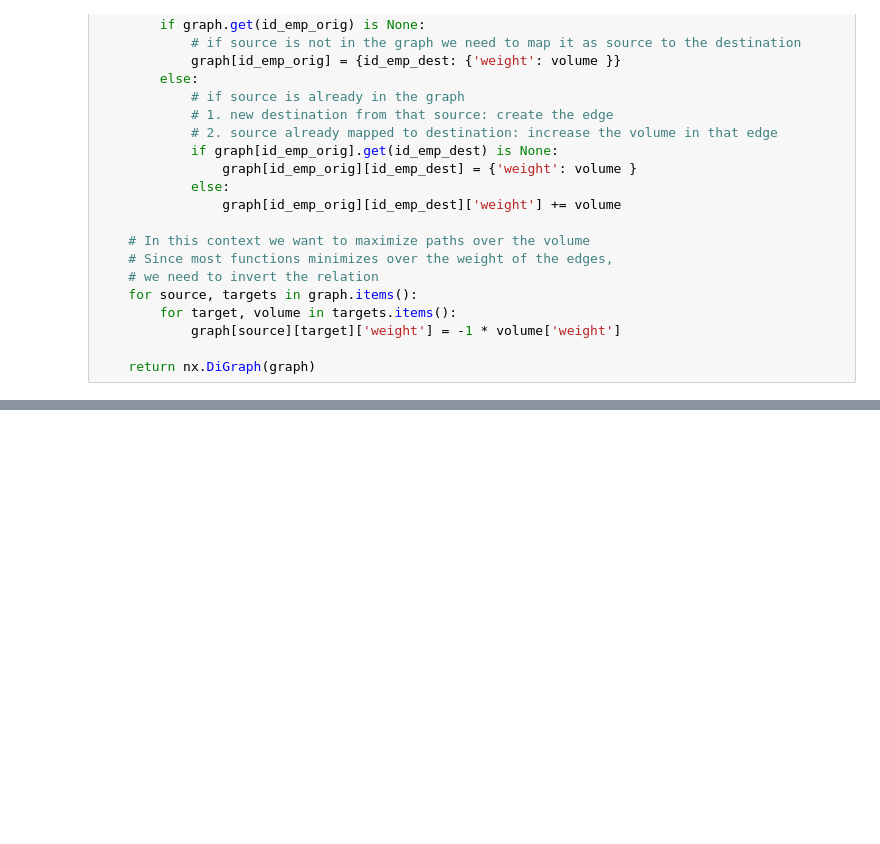
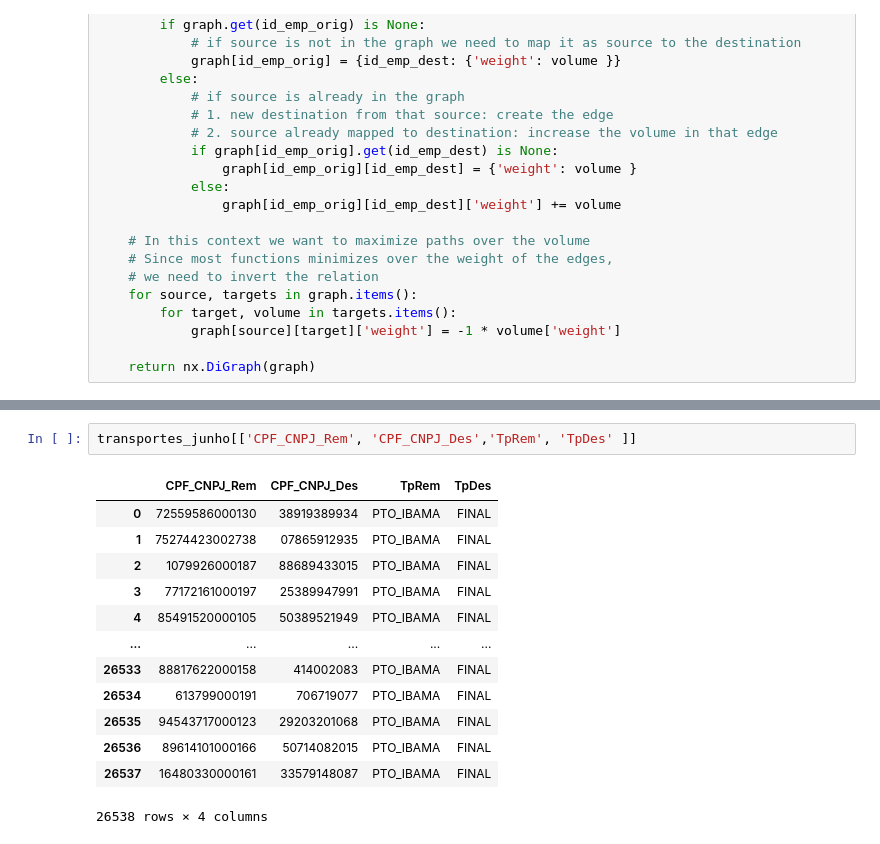
Before and after one commit to mistercapote/atividade_madeireira, a Jupyter notebook: src/example.ipynb, the cells around one changed output, grey strips where cells are left out. Cells and saved outputs as stored; diff of their text form; blank space fills up the shorter version.

```diff
--- a/src/example.ipynb
+++ b/src/example.ipynb
@@ -87,0 +187,16 @@ Name: count, dtype: int64
+# %%
+transportes_junho[['CPF_CNPJ_Rem', 'CPF_CNPJ_Des','TpRem', 'TpDes' ]]
+# %% [output]
+|  | CPF_CNPJ_Rem | CPF_CNPJ_Des | TpRem | TpDes |
+| 0 | 72559586000130 | 38919389934 | PTO_IBAMA | FINAL |
+| 1 | 75274423002738 | 07865912935 | PTO_IBAMA | FINAL |
+| 2 | 1079926000187 | 88689433015 | PTO_IBAMA | FINAL |
+| 3 | 77172161000197 | 25389947991 | PTO_IBAMA | FINAL |
+| 4 | 85491520000105 | 50389521949 | PTO_IBAMA | FINAL |
+| ... | ... | ... | ... | ... |
+| 26533 | 88817622000158 | 414002083 | PTO_IBAMA | FINAL |
+| 26534 | 613799000191 | 706719077 | PTO_IBAMA | FINAL |
+| 26535 | 94543717000123 | 29203201068 | PTO_IBAMA | FINAL |
+| 26536 | 89614101000166 | 50714082015 | PTO_IBAMA | FINAL |
+| 26537 | 16480330000161 | 33579148087 | PTO_IBAMA | FINAL |
+26538 rows × 4 columns
```
Also changed, not shown: parts of 15 cells of this notebook, 2 other files.
